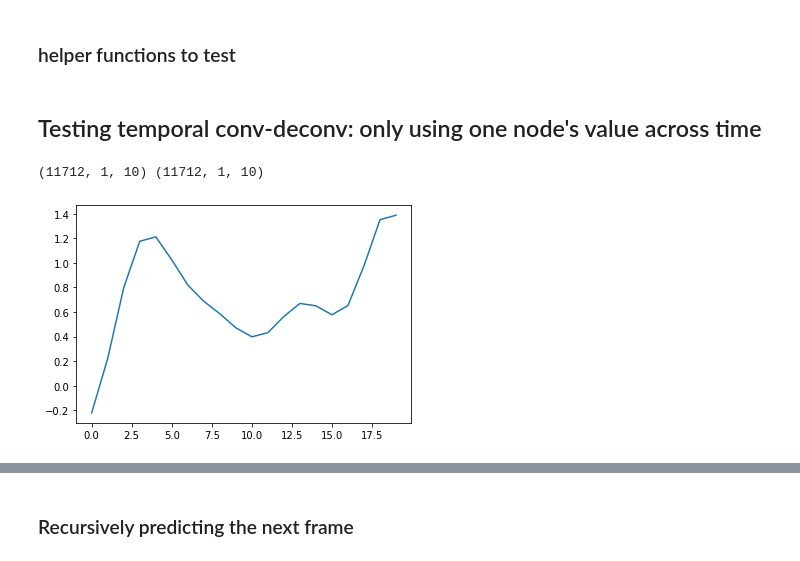
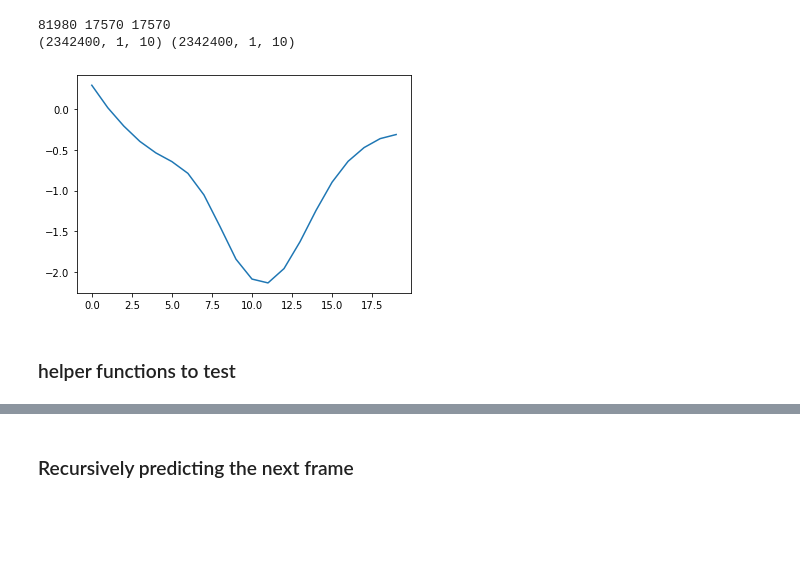
Before and after one commit to sklin93/Graph-WaveNet, a Jupyter notebook: simple_t_deconv.ipynb, the cells around one changed output, grey strips where cells are left out. Cells and saved outputs as stored; diff of their text form; code cells hidden in the pictures; blank space fills up the shorter version.

```diff
--- a/simple_t_deconv.ipynb
+++ b/simple_t_deconv.ipynb
@@ -37,3 +57,27 @@ with open(CRASH_fname, 'rb') as handle:
+# %%
+device = 'cuda:0'
+# prep fmri data
+_, num_t, num_nodes = _input.shape
+# _input, _gt = shuffle(_input, _gt)
+
+num_nodes = 10 # control train val test size for memory
+nTrain, nValid, nTest = num_nodes*nTrain, num_nodes*nValid, num_nodes*nTest
+print(nTrain, nValid, nTest)
+x = _input.transpose(0,2,1).reshape(-1, num_t)[:,None,:]
+# y = x
+y = _gt.transpose(0,2,1).reshape(-1, num_t)[:,None,:]
+print(x.shape, y.shape)
+
+# plt.plot(x[0,0])
+# plt.plot(y[0,0])
+plt.plot(np.concatenate((x[20,0],y[20,0]), 0))
+
+x = torch.tensor(x).to(device)
+y = torch.tensor(y).to(device)
+# %% [output]
+81980 17570 17570
+(2342400, 1, 10) (2342400, 1, 10)
+[figure, added]
 # %% [markdown]
 ### helper functions to test
 # %%
@@ -56,22 +100,3 @@ def clipped_repulsion(preds):
     preds[preds < 1e-3] = 1e-3
     loss = 1 / (abs(preds)**2)
     return torch.mean(loss)
-# %% [markdown]
-## Testing temporal conv-deconv: only using one node's value across time
-# %%
-device = 'cuda:0'
-# prep data
-x = _input[...,0][:,None,:]
-# y = x
-y = _gt[...,0][:,None,:]
-print(x.shape, y.shape)
-
-# plt.plot(x[0,0])
-# plt.plot(y[0,0])
-plt.plot(np.concatenate((x[20,0],y[20,0]), 0))
-
-x = torch.tensor(x).to(device)
-y = torch.tensor(y).to(device)
-# %% [output]
-(11712, 1, 10) (11712, 1, 10)
-[figure, removed]
```
Also changed, not shown: parts of 11 cells of this notebook, 7 other files.
